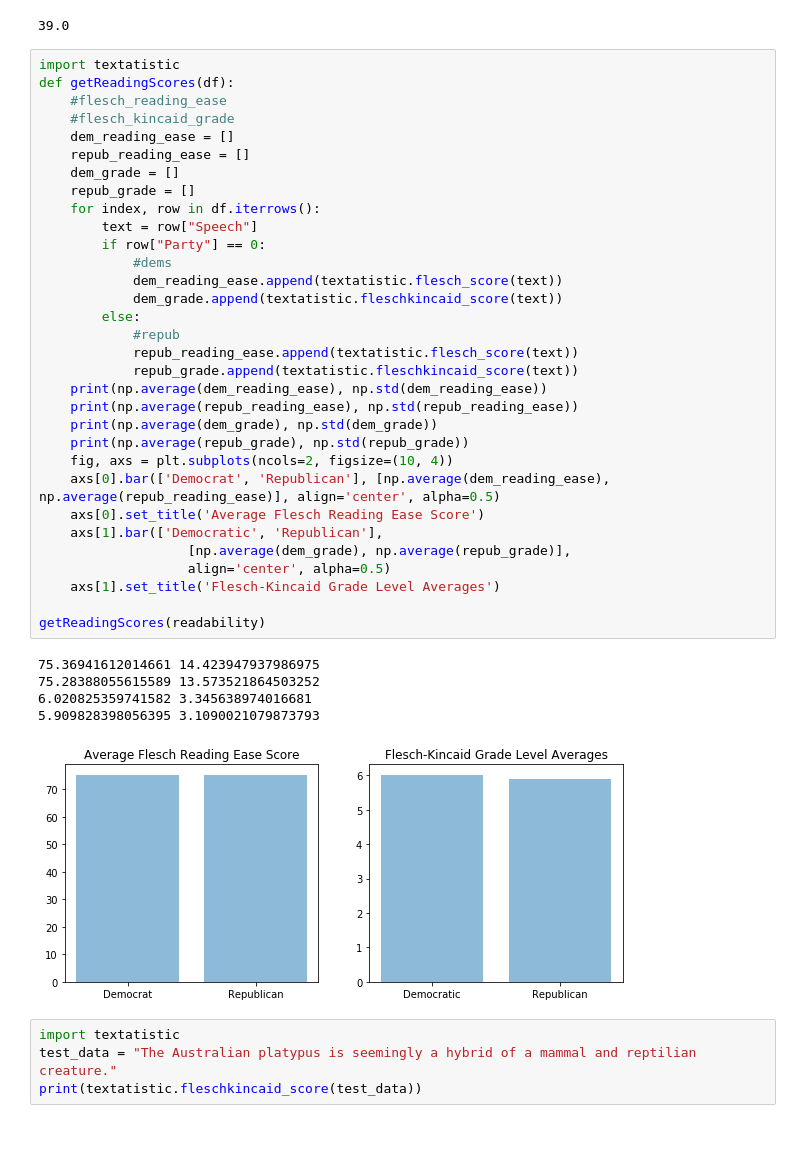
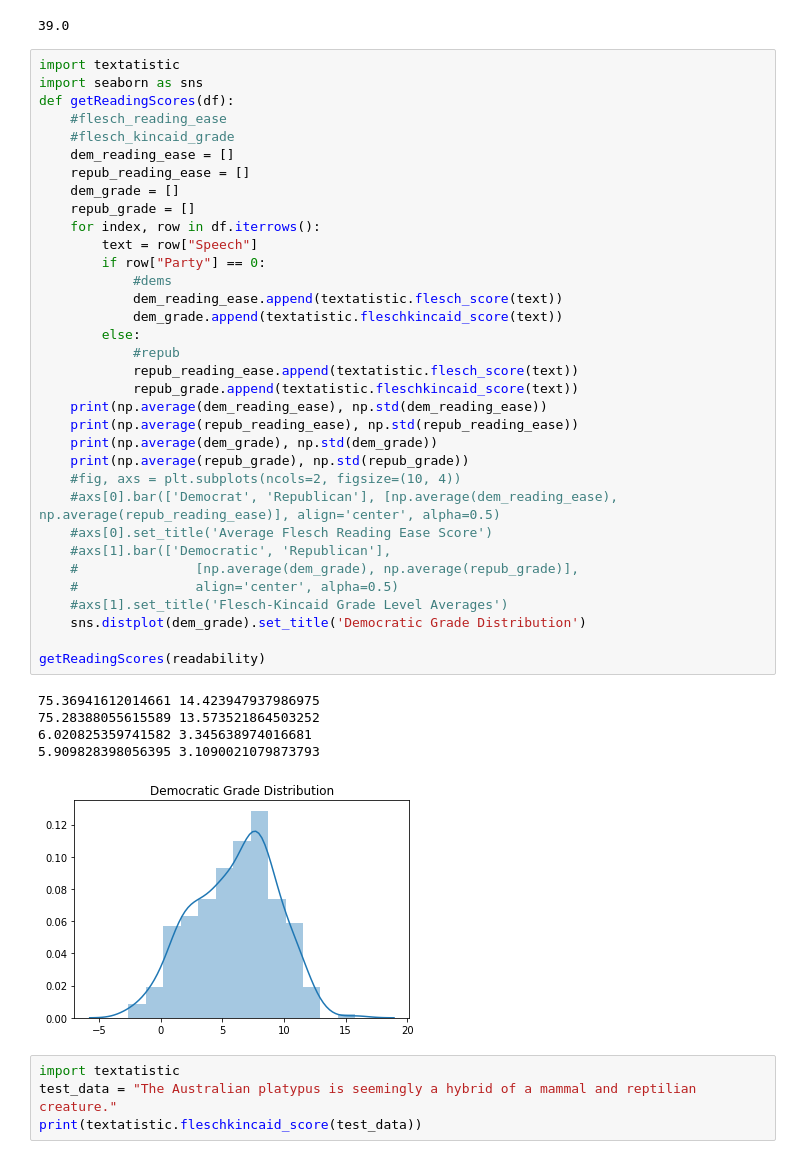
Before and after one commit to eltabre/PolitiGauge, a Jupyter notebook: notebooks/ConvoteDataExploration.ipynb, the cells around one changed output. Cells and saved outputs as stored; diff of their text form.

```diff
--- a/notebooks/ConvoteDataExploration.ipynb
+++ b/notebooks/ConvoteDataExploration.ipynb
@@ -422,42 +422,44 @@ print(textstat.flesch_reading_ease(sent_text[12]))
 39.0
 # %%
 import textatistic
+import seaborn as sns
 def getReadingScores(df):
     #flesch_reading_ease
     #flesch_kincaid_grade
     dem_reading_ease = []
     repub_reading_ease = []
     dem_grade = []
     repub_grade = []
     for index, row in df.iterrows():
         text = row["Speech"]
         if row["Party"] == 0:
             #dems
             dem_reading_ease.append(textatistic.flesch_score(text))
             dem_grade.append(textatistic.fleschkincaid_score(text))
         else:
             #repub
             repub_reading_ease.append(textatistic.flesch_score(text))
             repub_grade.append(textatistic.fleschkincaid_score(text))
     print(np.average(dem_reading_ease), np.std(dem_reading_ease))
     print(np.average(repub_reading_ease), np.std(repub_reading_ease))
     print(np.average(dem_grade), np.std(dem_grade))
     print(np.average(repub_grade), np.std(repub_grade))
-    fig, axs = plt.subplots(ncols=2, figsize=(10, 4))
-    axs[0].bar(['Democrat', 'Republican'], [np.average(dem_reading_ease), np.average(repub_reading_ease)], align='center', alpha=0.5)
-    axs[0].set_title('Average Flesch Reading Ease Score')
-    axs[1].bar(['Democratic', 'Republican'],
-                   [np.average(dem_grade), np.average(repub_grade)],
-                   align='center', alpha=0.5)
-    axs[1].set_title('Flesch-Kincaid Grade Level Averages')
+    #fig, axs = plt.subplots(ncols=2, figsize=(10, 4))
+    #axs[0].bar(['Democrat', 'Republican'], [np.average(dem_reading_ease), np.average(repub_reading_ease)], align='center', alpha=0.5)
+    #axs[0].set_title('Average Flesch Reading Ease Score')
+    #axs[1].bar(['Democratic', 'Republican'],
+    #               [np.average(dem_grade), np.average(repub_grade)],
+    #               align='center', alpha=0.5)
+    #axs[1].set_title('Flesch-Kincaid Grade Level Averages')
+    sns.distplot(dem_grade).set_title('Democratic Grade Distribution')
 
 getReadingScores(readability)
 # %% [output]
 75.36941612014661 14.423947937986975
 75.28388055615589 13.573521864503252
 6.020825359741582 3.345638974016681
 5.909828398056395 3.1090021079873793
-[figure, old version]
+[figure, new version]
 # %%
 import textatistic
 test_data = "The Australian platypus is seemingly a hybrid of a mammal and reptilian creature."
```
Also changed, not shown: parts of 8 cells of this notebook, 1 other file.
